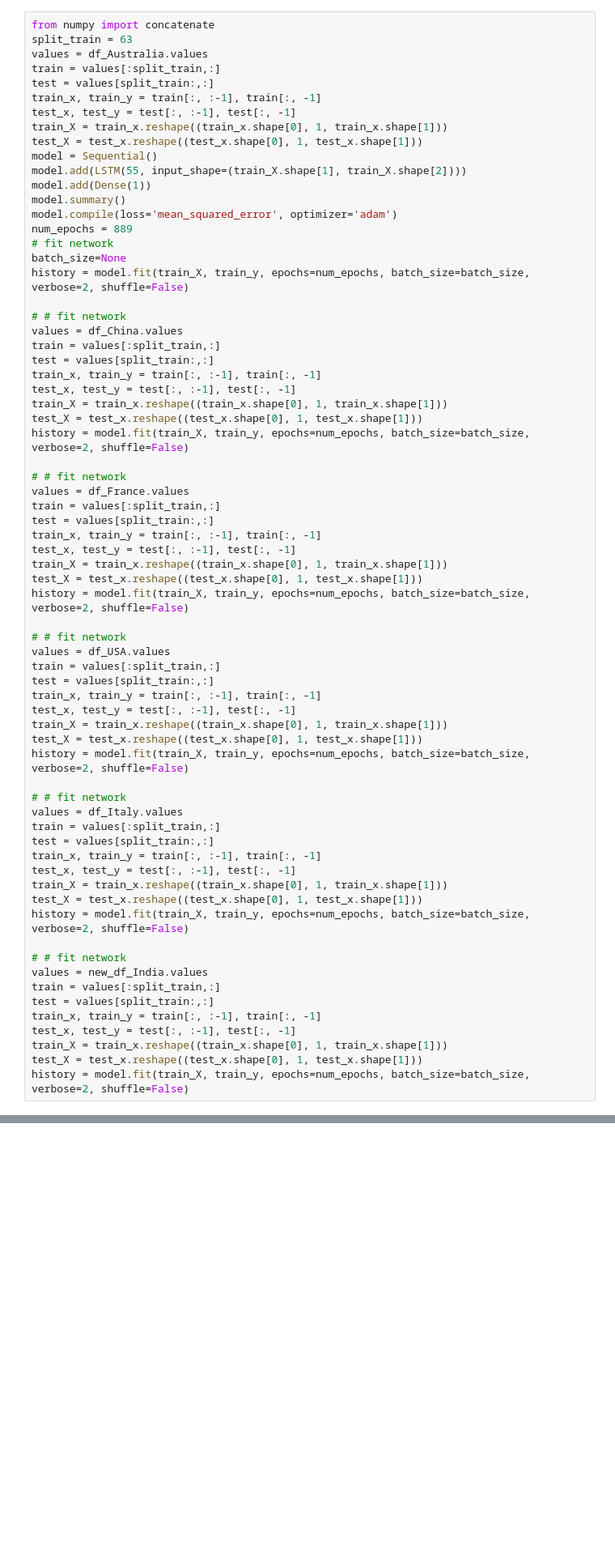
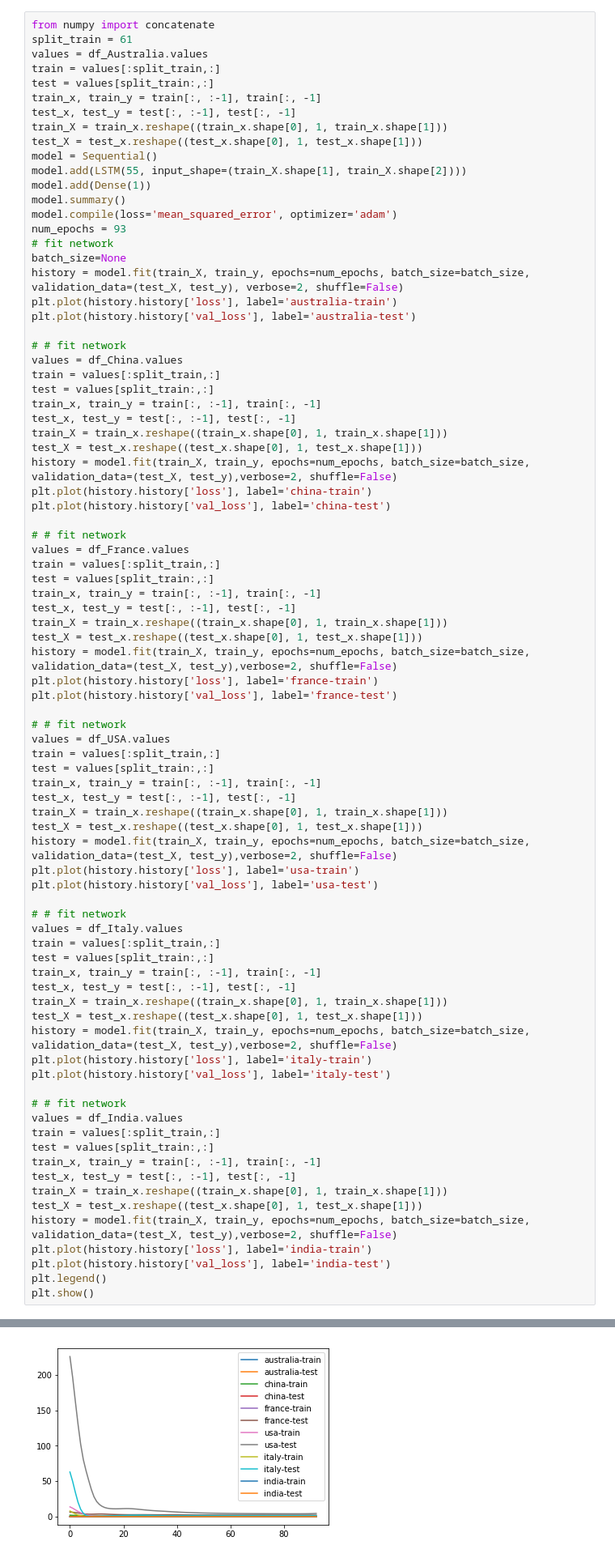
Before and after one commit to abdulsmapara/Covid-19-Trend-Predictor, a Jupyter notebook: src/covid-19-trend-predictor.ipynb, the cells around one changed output, grey strips where cells are left out. Shown at 81% size. Cells and saved outputs as stored; diff of their text form; blank space fills up the shorter version.

```diff
--- a/src/covid-19-trend-predictor.ipynb
+++ b/src/covid-19-trend-predictor.ipynb
@@ -174,7 +183,7 @@ new_df_India
 63 rows × 40 columns
 # %%
 from numpy import concatenate
-split_train = 63
+split_train = 61
 values = df_Australia.values
 train = values[:split_train,:]
 test = values[split_train:,:]
@@ -187,10 +196,12 @@ model.add(LSTM(55, input_shape=(train_X.shape[1], train_X.shape[2])))
 model.add(Dense(1))
 model.summary()
 model.compile(loss='mean_squared_error', optimizer='adam')
-num_epochs = 889
+num_epochs = 93
 # fit network
 batch_size=None
-history = model.fit(train_X, train_y, epochs=num_epochs, batch_size=batch_size, verbose=2, shuffle=False)
+history = model.fit(train_X, train_y, epochs=num_epochs, batch_size=batch_size, validation_data=(test_X, test_y), verbose=2, shuffle=False)
+plt.plot(history.history['loss'], label='australia-train')
+plt.plot(history.history['val_loss'], label='australia-test')
 
 # # fit network
 values = df_China.values
@@ -200,7 +211,9 @@ train_x, train_y = train[:, :-1], train[:, -1]
 test_x, test_y = test[:, :-1], test[:, -1]
 train_X = train_x.reshape((train_x.shape[0], 1, train_x.shape[1]))
 test_X = test_x.reshape((test_x.shape[0], 1, test_x.shape[1]))
-history = model.fit(train_X, train_y, epochs=num_epochs, batch_size=batch_size, verbose=2, shuffle=False)
+history = model.fit(train_X, train_y, epochs=num_epochs, batch_size=batch_size, validation_data=(test_X, test_y),verbose=2, shuffle=False)
+plt.plot(history.history['loss'], label='china-train')
+plt.plot(history.history['val_loss'], label='china-test')
 
 # # fit network
 values = df_France.values
@@ -210,7 +223,9 @@ train_x, train_y = train[:, :-1], train[:, -1]
 test_x, test_y = test[:, :-1], test[:, -1]
 train_X = train_x.reshape((train_x.shape[0], 1, train_x.shape[1]))
 test_X = test_x.reshape((test_x.shape[0], 1, test_x.shape[1]))
-history = model.fit(train_X, train_y, epochs=num_epochs, batch_size=batch_size, verbose=2, shuffle=False)
+history = model.fit(train_X, train_y, epochs=num_epochs, batch_size=batch_size, validation_data=(test_X, test_y),verbose=2, shuffle=False)
+plt.plot(history.history['loss'], label='france-train')
+plt.plot(history.history['val_loss'], label='france-test')
 
 # # fit network
 values = df_USA.values
@@ -220,7 +235,9 @@ train_x, train_y = train[:, :-1], train[:, -1]
 test_x, test_y = test[:, :-1], test[:, -1]
 train_X = train_x.reshape((train_x.shape[0], 1, train_x.shape[1]))
 test_X = test_x.reshape((test_x.shape[0], 1, test_x.shape[1]))
-history = model.fit(train_X, train_y, epochs=num_epochs, batch_size=batch_size, verbose=2, shuffle=False)
+history = model.fit(train_X, train_y, epochs=num_epochs, batch_size=batch_size, validation_data=(test_X, test_y),verbose=2, shuffle=False)
+plt.plot(history.history['loss'], label='usa-train')
+plt.plot(history.history['val_loss'], label='usa-test')
 
 # # fit network
 values = df_Italy.values
@@ -230,15 +247,21 @@ train_x, train_y = train[:, :-1], train[:, -1]
 test_x, test_y = test[:, :-1], test[:, -1]
 train_X = train_x.reshape((train_x.shape[0], 1, train_x.shape[1]))
 test_X = test_x.reshape((test_x.shape[0], 1, test_x.shape[1]))
-history = model.fit(train_X, train_y, epochs=num_epochs, batch_size=batch_size, verbose=2, shuffle=False)
+history = model.fit(train_X, train_y, epochs=num_epochs, batch_size=batch_size, validation_data=(test_X, test_y),verbose=2, shuffle=False)
+plt.plot(history.history['loss'], label='italy-train')
+plt.plot(history.history['val_loss'], label='italy-test')
 
 # # fit network
-values = new_df_India.values
+values = df_India.values
 train = values[:split_train,:]
 test = values[split_train:,:]
 train_x, train_y = train[:, :-1], train[:, -1]
 test_x, test_y = test[:, :-1], test[:, -1]
 train_X = train_x.reshape((train_x.shape[0], 1, train_x.shape[1]))
 test_X = test_x.reshape((test_x.shape[0], 1, test_x.shape[1]))
-history = model.fit(train_X, train_y, epochs=num_epochs, batch_size=batch_size, verbose=2, shuffle=False)
+history = model.fit(train_X, train_y, epochs=num_epochs, batch_size=batch_size, validation_data=(test_X, test_y),verbose=2, shuffle=False)
+plt.plot(history.history['loss'], label='india-train')
+plt.plot(history.history['val_loss'], label='india-test')
+plt.legend()
+plt.show()
 # %% [output]
@@ -262,3 +285,4 @@ Epoch 889/889
+[figure, added]
 # %%
 import math
 from sklearn.metrics import mean_squared_error
```
Also changed, not shown: parts of 6 cells of this notebook.
